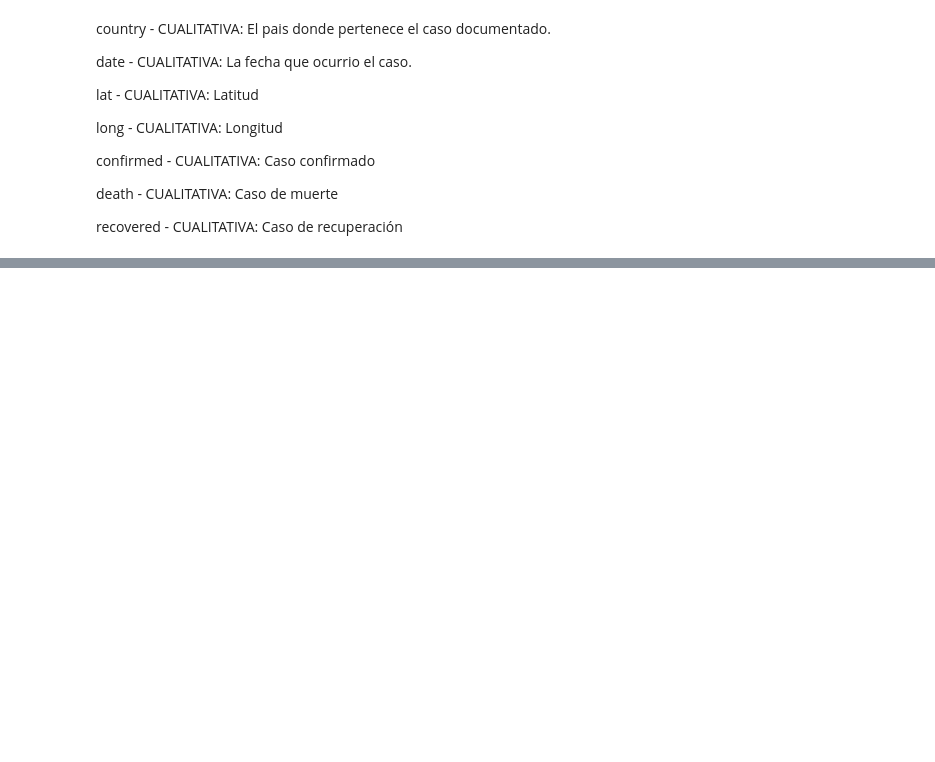
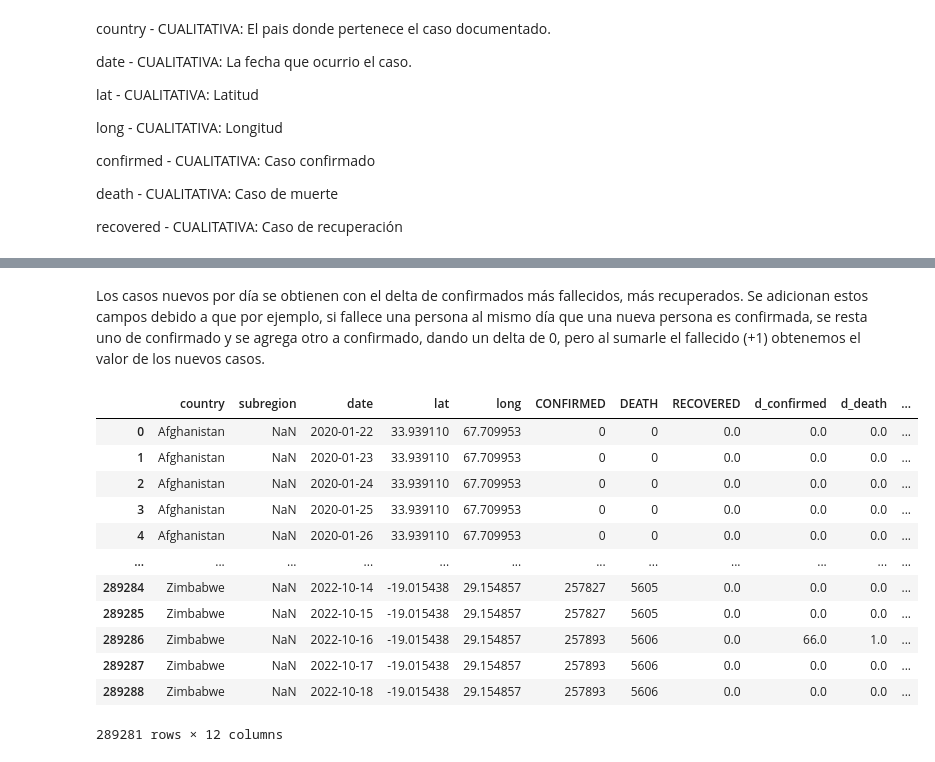
Before and after one commit to JavierCotto5201/DataScience-LAB8, a Jupyter notebook: Laboratorio8.ipynb, the cells around one changed output, grey strips where cells are left out. Cells and saved outputs as stored; diff of their text form; code cells hidden in the pictures; blank space fills up the shorter version.

```diff
--- a/Laboratorio8.ipynb
+++ b/Laboratorio8.ipynb
@@ -359,0 +439,19 @@ sns.pairplot(covid_data)
+# %% [markdown]
+Los casos nuevos por día se obtienen con el delta de confirmados más fallecidos, más recuperados. Se adicionan estos campos debido a que por ejemplo, si fallece una persona al mismo día que una nueva persona es confirmada, se resta uno de confirmado y se agrega otro a confirmado, dando un delta de 0, pero al sumarle el fallecido (+1) obtenemos el valor de los nuevos casos.
+# %%
+covid_data['new_confirmed'] = covid_data['d_confirmed'] + covid_data['d_death'] + covid_data['d_recovered']
+covid_data
+# %% [output]
+|  | country | subregion | date | lat | long | CONFIRMED | DEATH | RECOVERED | d_confirmed | d_death | ... |
+| 0 | Afghanistan | NaN | 2020-01-22 | 33.939110 | 67.709953 | 0 | 0 | 0.0 | 0.0 | 0.0 | ... |
+| 1 | Afghanistan | NaN | 2020-01-23 | 33.939110 | 67.709953 | 0 | 0 | 0.0 | 0.0 | 0.0 | ... |
+| 2 | Afghanistan | NaN | 2020-01-24 | 33.939110 | 67.709953 | 0 | 0 | 0.0 | 0.0 | 0.0 | ... |
+| 3 | Afghanistan | NaN | 2020-01-25 | 33.939110 | 67.709953 | 0 | 0 | 0.0 | 0.0 | 0.0 | ... |
+| 4 | Afghanistan | NaN | 2020-01-26 | 33.939110 | 67.709953 | 0 | 0 | 0.0 | 0.0 | 0.0 | ... |
+| ... | ... | ... | ... | ... | ... | ... | ... | ... | ... | ... | ... |
+| 289284 | Zimbabwe | NaN | 2022-10-14 | -19.015438 | 29.154857 | 257827 | 5605 | 0.0 | 0.0 | 0.0 | ... |
+| 289285 | Zimbabwe | NaN | 2022-10-15 | -19.015438 | 29.154857 | 257827 | 5605 | 0.0 | 0.0 | 0.0 | ... |
+| 289286 | Zimbabwe | NaN | 2022-10-16 | -19.015438 | 29.154857 | 257893 | 5606 | 0.0 | 66.0 | 1.0 | ... |
+| 289287 | Zimbabwe | NaN | 2022-10-17 | -19.015438 | 29.154857 | 257893 | 5606 | 0.0 | 0.0 | 0.0 | ... |
+| 289288 | Zimbabwe | NaN | 2022-10-18 | -19.015438 | 29.154857 | 257893 | 5606 | 0.0 | 0.0 | 0.0 | ... |
+289281 rows × 12 columns
```
Also changed, not shown: parts of 16 cells of this notebook.
